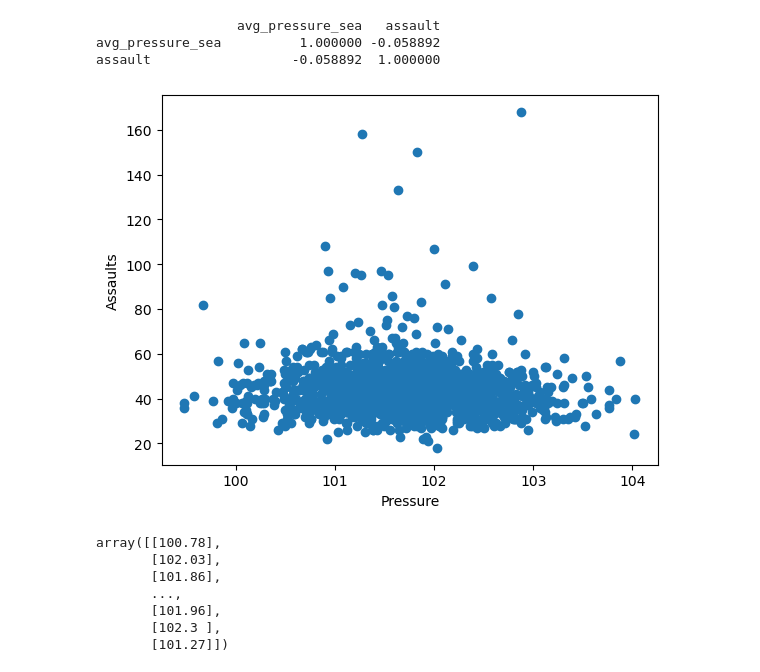
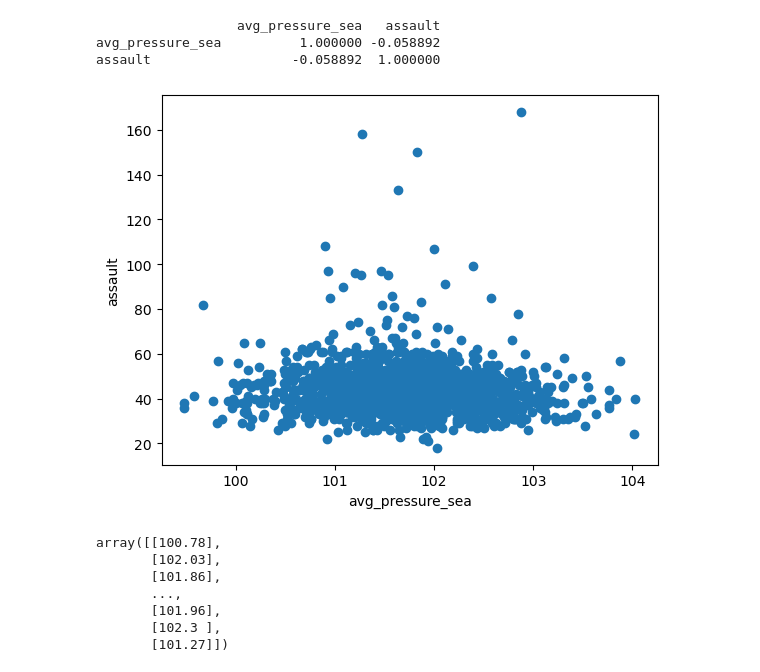
Before and after one commit to MickMarch/Canadian_Homelessness_Analysis, a Jupyter notebook: Project_Notebooks/Machine_Learning/Linear_Regression_Pressure.ipynb, the cells around one changed output. Saved outputs shown, nothing was run; the diff lists cells and outputs as text; code cells hidden in the pictures.

```diff
--- a/Project_Notebooks/Machine_Learning/Linear_Regression_Pressure.ipynb
+++ b/Project_Notebooks/Machine_Learning/Linear_Regression_Pressure.ipynb
@@ -18,7 +18,7 @@ import matplotlib.pyplot as plt
 from sklearn.linear_model import LinearRegression
 # %%
 # Pass in password once.  ### Add your passwork here <pw> ###
-postgresInfo = 'postgresql://postgres:KeepTrack1!@localhost/Weather_Crime'
+postgresInfo = 'postgresql://postgres:<pw>@localhost/Weather_Crime'
 # %%
 ## Create table and fill with contents of dataframe  - crime data
 conn_string = postgresInfo
@@ -149,16 +147,21 @@ Index(['date', 'max_temperature', 'min_temperature', 'max_relative_humidity',
       dtype='object')
 # %% [markdown]
 #### Assault
+# %%
+# Define variables for crime type and weather
+df = 'assault_df'
+crime_type = 'assault'
+weather = 'avg_pressure_sea'
 # %%
 # Drop the non-beneficial columns, from crime data
 #joined_df.drop(columns=['occ_dow','auto_theftocc_year', 'occ_month', 'occ_day', 'occ_dow', 'occ_hour', 'premises_type', 'hood_140', 'neighbourhood_140', 'long_wgs84', 'lat_wgs84' ], inplace=True)
-assault_df = joined_df.copy()
-assault_df.drop(columns=['occ_dow','auto_theft', 'bicycle_theft', 'break_and_enter', 'homicide', 'robbery', 'shooting', 'theft_from_motor_vehicle', 'theft_over'], inplace=True)
+df = joined_df.copy()
+df.drop(columns=['occ_dow','auto_theft', 'bicycle_theft', 'break_and_enter', 'homicide', 'robbery', 'shooting', 'theft_from_motor_vehicle', 'theft_over'], inplace=True)
 
 # # Drop the non-beneficial columns, from weather
-assault_df.drop(columns=['date','max_temperature', 'min_temperature', 'max_relative_humidity', 'avg_relative_humidity', 'precipitation', 'max_wind_speed', 'rain', 'snow', 'snow_on_ground', 'daylight', 'avg_cloud_cover_8'], inplace=True)
+df.drop(columns=['date','max_temperature', 'min_temperature', 'max_relative_humidity', 'avg_relative_humidity', 'precipitation', 'max_wind_speed', 'rain', 'snow', 'snow_on_ground', 'daylight', 'avg_cloud_cover_8'], inplace=True)
 
-assault_df
+df
 # %% [output]
 |  | avg_pressure_sea | assault |
 | 0 | 100.78 | 38 |
@@ -191,12 +194,12 @@ print(corr_matrix)
 avg_pressure_sea          1.000000 -0.058892
 assault                  -0.058892  1.000000
 # %%
-plt.scatter(assault_df.avg_pressure_sea, assault_df.assault)
-plt.xlabel('Pressure')
-plt.ylabel('Assaults')
+plt.scatter(df[weather], df[crime_type])
+plt.xlabel(weather)
+plt.ylabel(crime_type)
 plt.show()
 # %% [output]
-[figure, old version]
+[figure, new version]
 # %%
 # The data in the df column must be reshaped into an array with shape (num_samples, num_features)
 # https://stackoverflow.com/questions/18691084/what-does-1-mean-in-numpy-reshape
```
Also changed, not shown: parts of 108 cells of this notebook, 19 other files.
